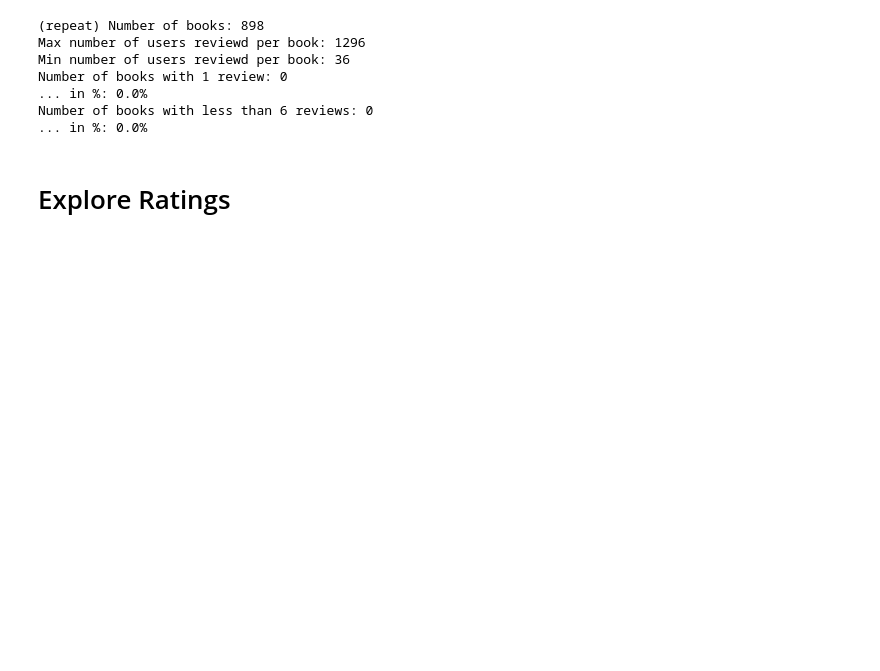
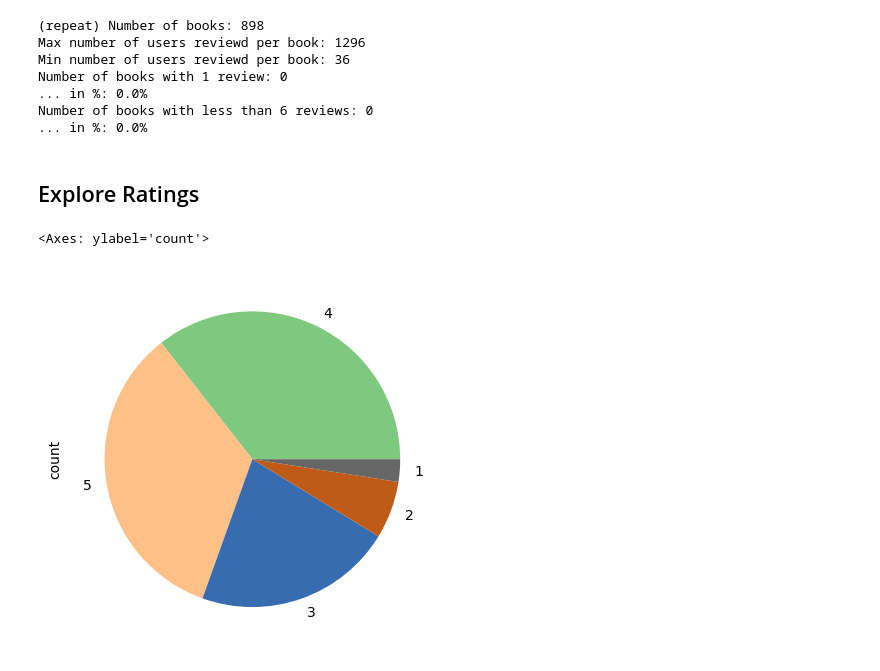
Before and after one commit to LeaKleemann/HA_MaschinellesLernen_MADS23oB, a Jupyter notebook: dataexploration.ipynb, the cells around one changed output. Cells and saved outputs as stored; diff of their text form; code cells hidden in the pictures; blank space fills up the shorter version.

```diff
--- a/dataexploration.ipynb
+++ b/dataexploration.ipynb
@@ -107,4 +113,4 @@ Number of books with 1 review: 0
 Number of books with less than 6 reviews: 0
 ... in %: 0.0%
 # %% [markdown]
-# Explore Ratings
+## Explore Ratings
@@ -114,0 +129,5 @@ reviewvaluecountsdf["percentage"]=reviewvaluecountsdf.transform(func=lambda x:x/
+# %%
+reviewvaluecountsdf["percentage"].plot(kind='pie',colormap='Accent')
+# %% [output]
+<Axes: ylabel='count'>
+[figure, added]
```
Also changed, not shown: parts of 14 cells of this notebook.
